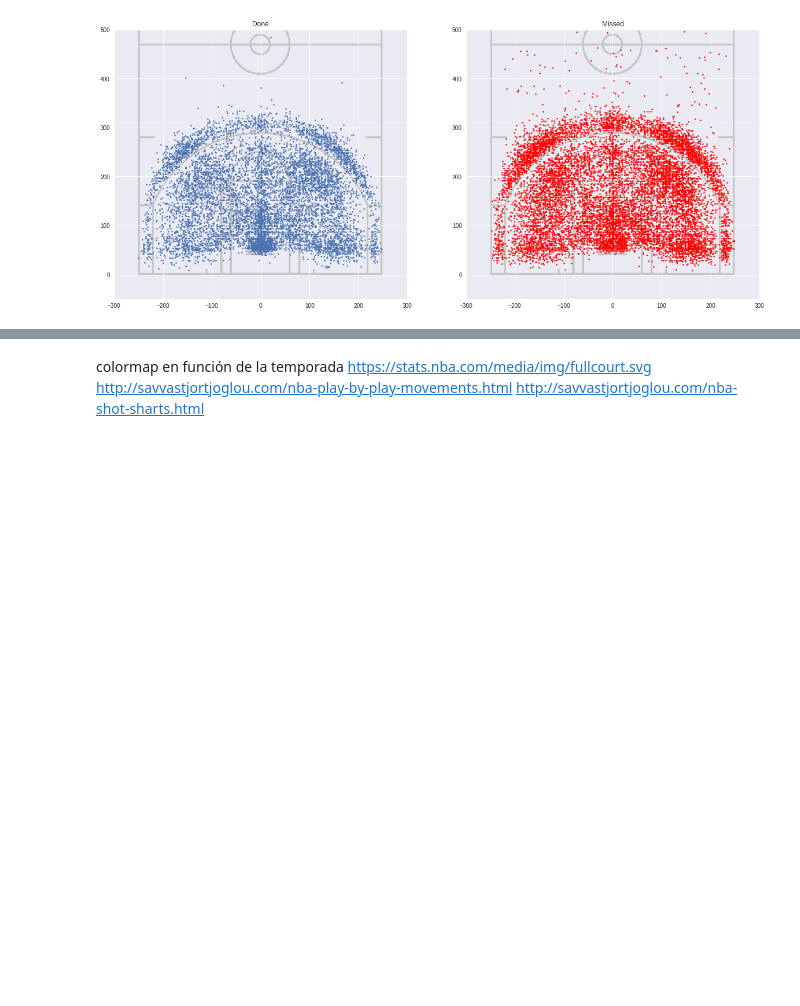
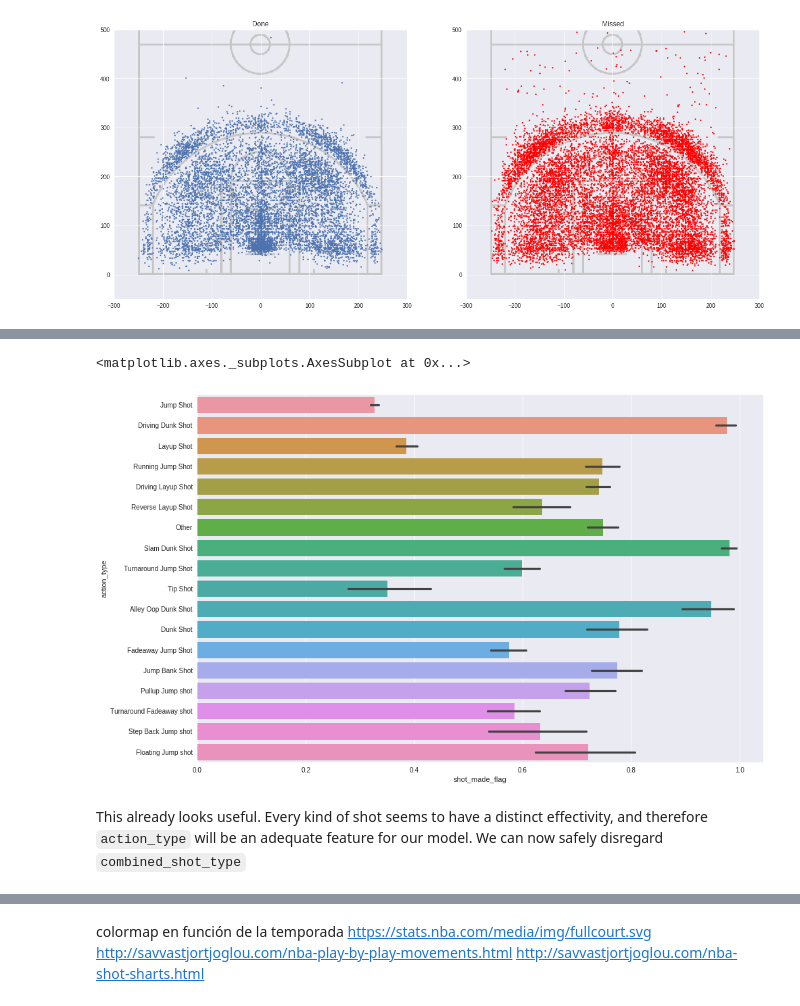
Before and after one commit to fedebarabas/fedebarabas.github.io, a Jupyter notebook: _posts/projects/2018-04-08-Kobe.ipynb, the cells around one changed output, grey strips where cells are left out. Cells and saved outputs as stored; diff of their text form; code cells hidden in the pictures; blank space fills up the shorter version.

```diff
--- a/_posts/projects/2018-04-08-Kobe.ipynb
+++ b/_posts/projects/2018-04-08-Kobe.ipynb
@@ -79,0 +123,10 @@ data.drop(drop_columns, axis=1, inplace=True)
+# %%
+data.loc[data.groupby('action_type').action_type.transform('count').lt(100), 'action_type'] = 'Other'
+# %%
+plt.figure(figsize=(15, 10))
+sns.barplot(y='action_type', x='shot_made_flag', data=data)
+# %% [output]
+<matplotlib.axes._subplots.AxesSubplot at 0x...>
+[figure, added]
+# %% [markdown]
+This already looks useful. Every kind of shot seems to have a distinct effectivity, and therefore `action_type` will be an adequate feature for our model. We can now safely disregard `combined_shot_type`
```
Also changed, not shown: parts of 58 cells of this notebook, 2 other files.
